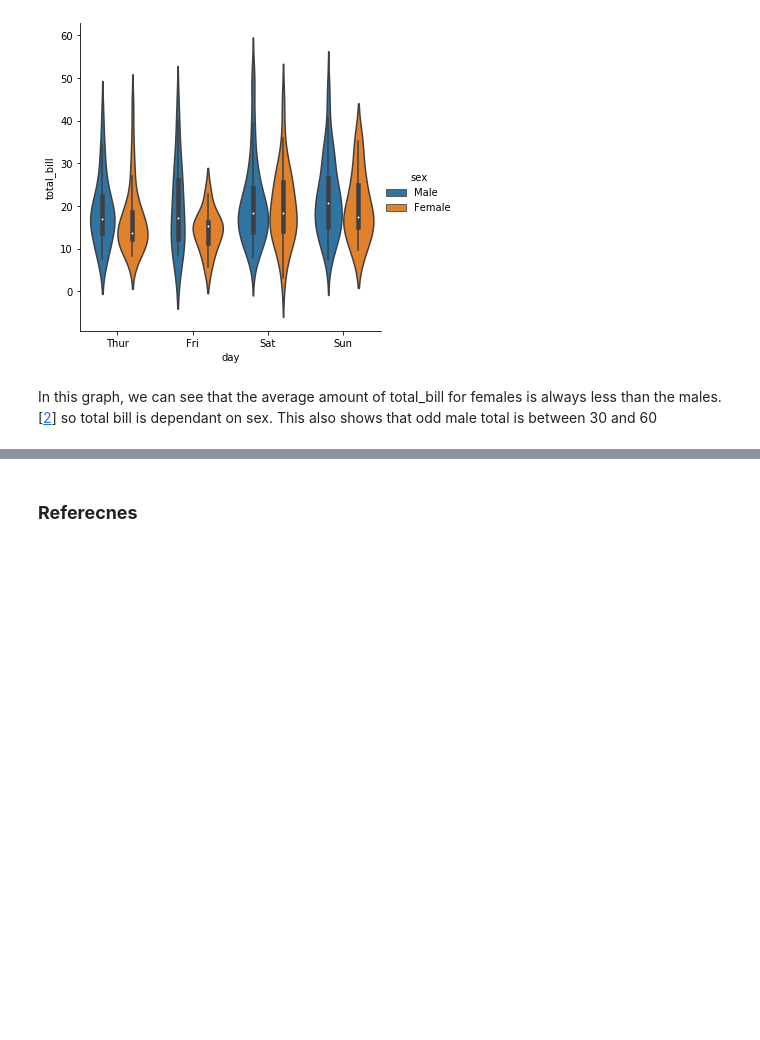
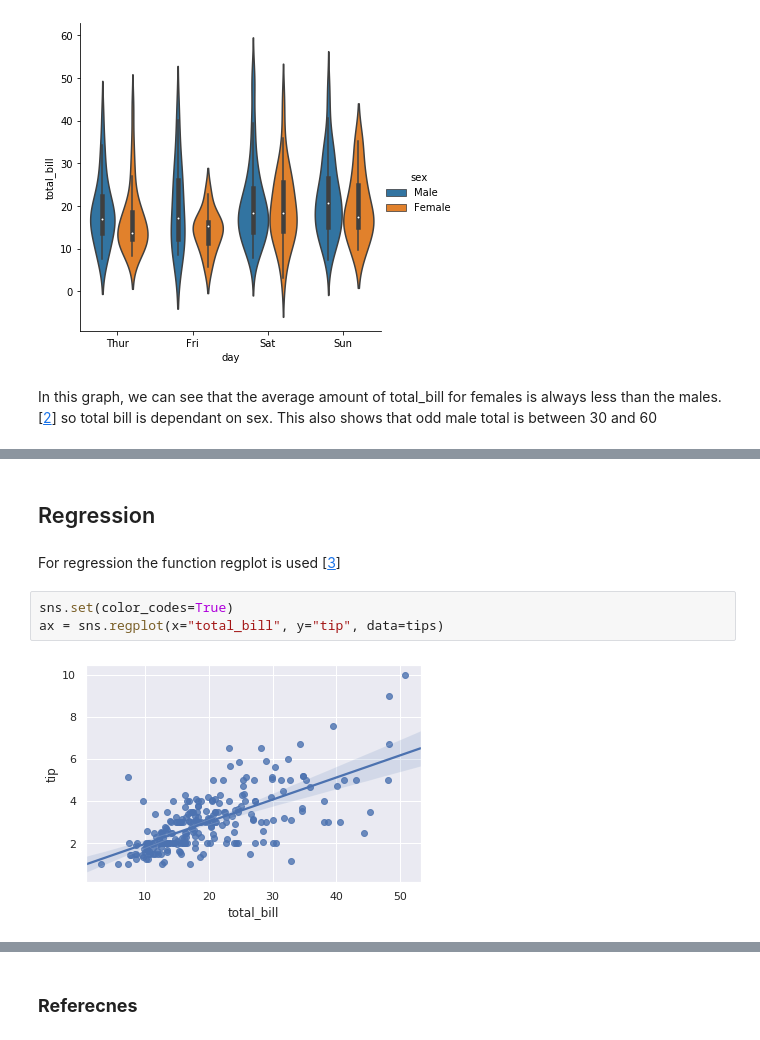
Before and after one commit to neadie/FundamentalsOfDataAnalysisProject, a Jupyter notebook: DataAnalyticsFundamentals.ipynb, the cells around one changed output, grey strips where cells are left out. Saved outputs shown, nothing was run; the diff lists cells and outputs as text; blank space fills up the shorter version.

```diff
--- a/DataAnalyticsFundamentals.ipynb
+++ b/DataAnalyticsFundamentals.ipynb
@@ -112,0 +156,9 @@ sns.catplot(x="day",y="total_bill",kind="violin",hue = "sex",data=tips)
+# %% [markdown]
+## Regression
+# %% [markdown]
+ For regression the function regplot is used [[3](https://seaborn.pydata.org/generated/seaborn.regplot.html)]
+# %%
+sns.set(color_codes=True)
+ax = sns.regplot(x="total_bill", y="tip", data=tips)
+# %% [output]
+[figure, added]
```
Also changed, not shown: parts of 12 cells of this notebook, 1 other file.
